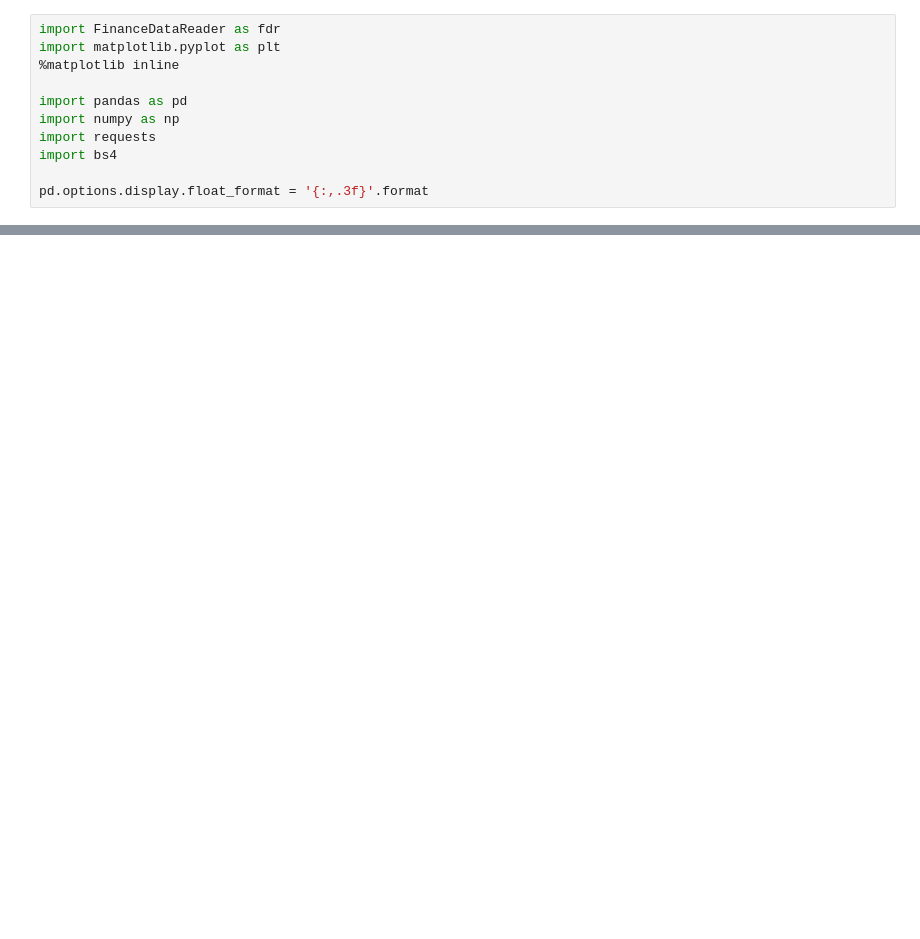
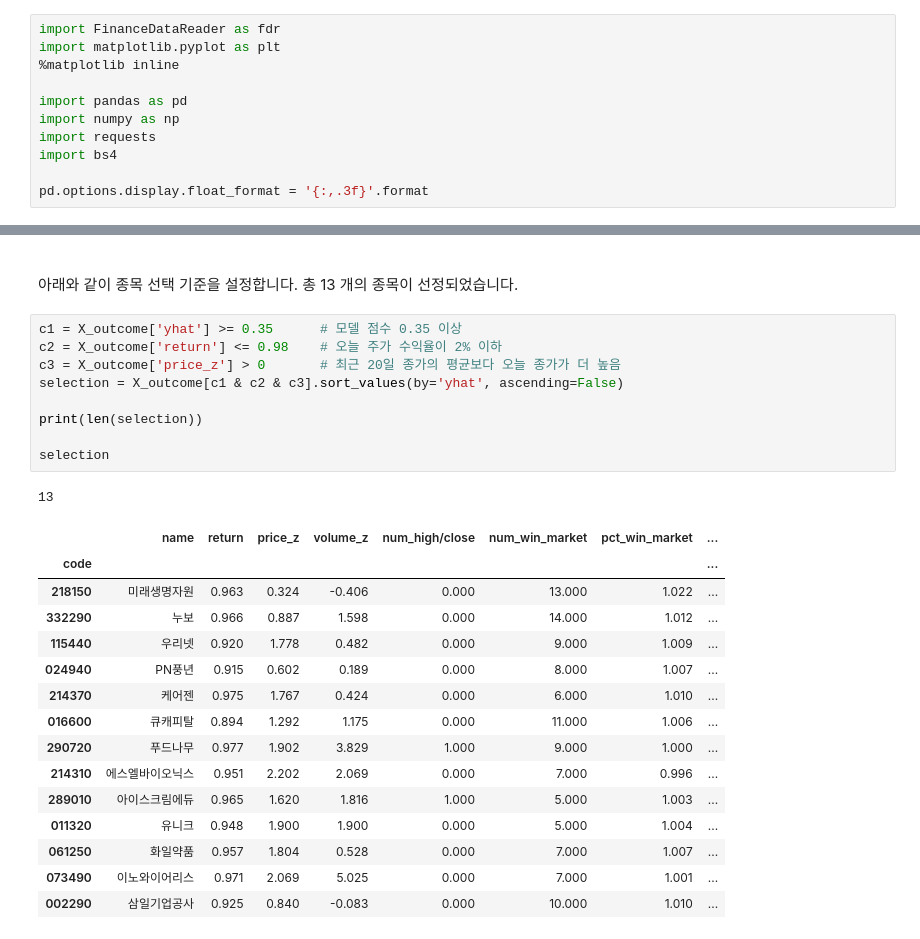
Before and after one commit to occam-KHS/Hanbit-Media, a Jupyter notebook: 4.6.2 Stock Filtering.ipynb, the cells around one changed output, grey strips where cells are left out. Drawn from its saved outputs; the diff is of its cells as text; blank space fills up the shorter version.

```diff
--- a/4.6.2 Stock Filtering.ipynb
+++ b/4.6.2 Stock Filtering.ipynb
@@ -57,0 +80,28 @@ data_all_1.groupby(rank)['max_close'].agg(s)
+# %% [markdown]
+<br> 아래와 같이 종목 선택 기준을 설정합니다. 총 13 개의 종목이 선정되었습니다.
+# %%
+c1 = X_outcome['yhat'] >= 0.35      # 모델 점수 0.35 이상
+c2 = X_outcome['return'] <= 0.98    # 오늘 주가 수익율이 2% 이하
+c3 = X_outcome['price_z'] > 0       # 최근 20일 종가의 평균보다 오늘 종가가 더 높음
+selection = X_outcome[c1 & c2 & c3].sort_values(by='yhat', ascending=False)
+
+print(len(selection))
+
+selection
+# %% [output]
+13
+|  | name | return | price_z | volume_z | num_high/close | num_win_market | pct_win_market | ... |
+| code |  |  |  |  |  |  |  | ... |
+| 218150 | 미래생명자원 | 0.963 | 0.324 | -0.406 | 0.000 | 13.000 | 1.022 | ... |
+| 332290 | 누보 | 0.966 | 0.887 | 1.598 | 0.000 | 14.000 | 1.012 | ... |
+| 115440 | 우리넷 | 0.920 | 1.778 | 0.482 | 0.000 | 9.000 | 1.009 | ... |
+| 024940 | PN풍년 | 0.915 | 0.602 | 0.189 | 0.000 | 8.000 | 1.007 | ... |
+| 214370 | 케어젠 | 0.975 | 1.767 | 0.424 | 0.000 | 6.000 | 1.010 | ... |
+| 016600 | 큐캐피탈 | 0.894 | 1.292 | 1.175 | 0.000 | 11.000 | 1.006 | ... |
+| 290720 | 푸드나무 | 0.977 | 1.902 | 3.829 | 1.000 | 9.000 | 1.000 | ... |
+| 214310 | 에스엘바이오닉스 | 0.951 | 2.202 | 2.069 | 0.000 | 7.000 | 0.996 | ... |
+| 289010 | 아이스크림에듀 | 0.965 | 1.620 | 1.816 | 1.000 | 5.000 | 1.003 | ... |
+| 011320 | 유니크 | 0.948 | 1.900 | 1.900 | 0.000 | 5.000 | 1.004 | ... |
+| 061250 | 화일약품 | 0.957 | 1.804 | 0.528 | 0.000 | 7.000 | 1.007 | ... |
+| 073490 | 이노와이어리스 | 0.971 | 2.069 | 5.025 | 0.000 | 7.000 | 1.001 | ... |
+| 002290 | 삼일기업공사 | 0.925 | 0.840 | -0.083 | 0.000 | 10.000 | 1.010 | ... |
```
Also changed, not shown: parts of 8 cells of this notebook, 4 other files.
